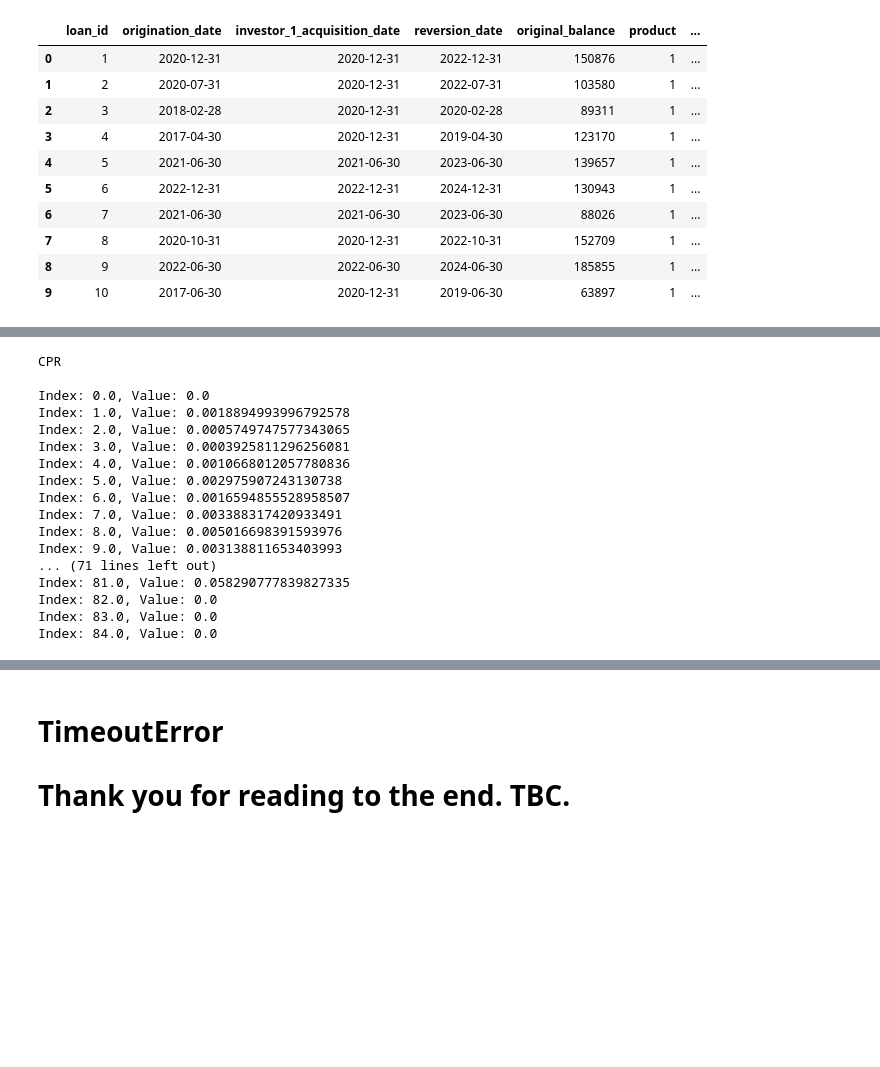
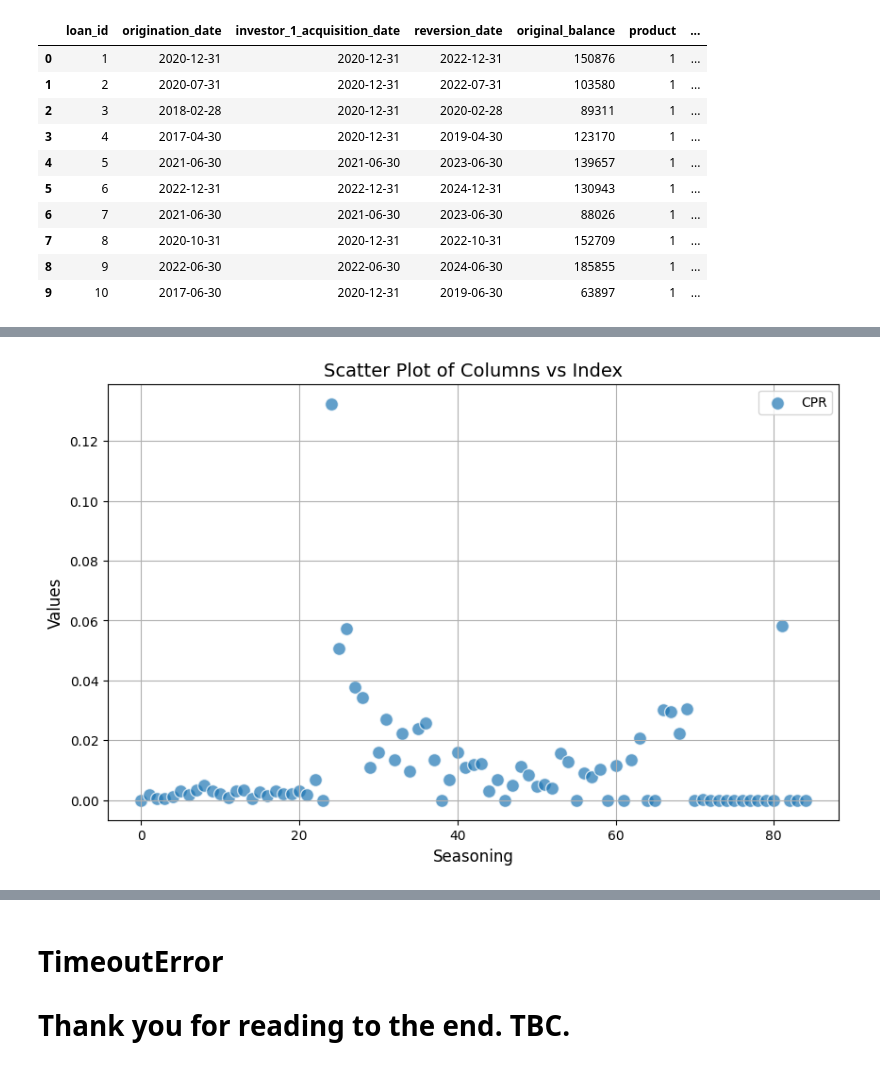
Before and after one commit to AnatolyBuga/elliott, a Jupyter notebook: Solution.ipynb, the cells around one changed output, grey strips where cells are left out. Cells and saved outputs as stored; diff of their text form; code cells hidden in the pictures; blank space fills up the shorter version.

Commit message:
visual

```diff
--- a/Solution.ipynb
+++ b/Solution.ipynb
@@ -324,3 +325,6 @@ loans_data.add_cummulative_recovery_payments().head(40)
 | 27 | 3 | N missing payments | 0.0 | 0.0 | 0.0 | 0.0 | 0.0 | ... | 5.000000 | ... |
 | 36 | 4 | Is Recovery Payment | 0.0 | 0.0 | 0.0 | 0.0 | 0.0 | ... | 0.000000 | ... |
 40 rows × 86 columns
+# %%
+# For Recovery Curve good to have
+loans_data.add_time_since_default().head(15)
@@ -331,31 +373,5 @@ loans_data.add_cummulative_recovery_payments().head(40)
 # %%
-# CPR estimates rate at which borrower prepay their loans
-
-# For a portfolio of loans, the CPR is an annualized percentage rate that indicates the proportion of the
-# remaining principal that is expected to be prepaid over a specified period.
-
-# Prepayment Curve
-# total prepayment / total outstanding principal for each seasoning
-
-# Note a single use function should return same datatype with or without pivots
-# So we return DataFrame always
 cpr_curve = curves.CPR(loans_data)
-cpr_curve.print_curve()
+cpr_curve.show()
 # %% [output]
-CPR
-
-Index: 0.0, Value: 0.0
-Index: 1.0, Value: 0.0018894993996792578
-Index: 2.0, Value: 0.0005749747577343065
-Index: 3.0, Value: 0.0003925811296256081
-Index: 4.0, Value: 0.0010668012057780836
-Index: 5.0, Value: 0.002975907243130738
-Index: 6.0, Value: 0.0016594855528958507
-Index: 7.0, Value: 0.003388317420933491
-Index: 8.0, Value: 0.005016698391593976
-Index: 9.0, Value: 0.003138811653403993
-... (71 lines left out)
-Index: 81.0, Value: 0.058290777839827335
-Index: 82.0, Value: 0.0
-Index: 83.0, Value: 0.0
-Index: 84.0, Value: 0.0
+[figure, added]
```
Also changed, not shown: parts of 21 cells of this notebook, 4 other files.
